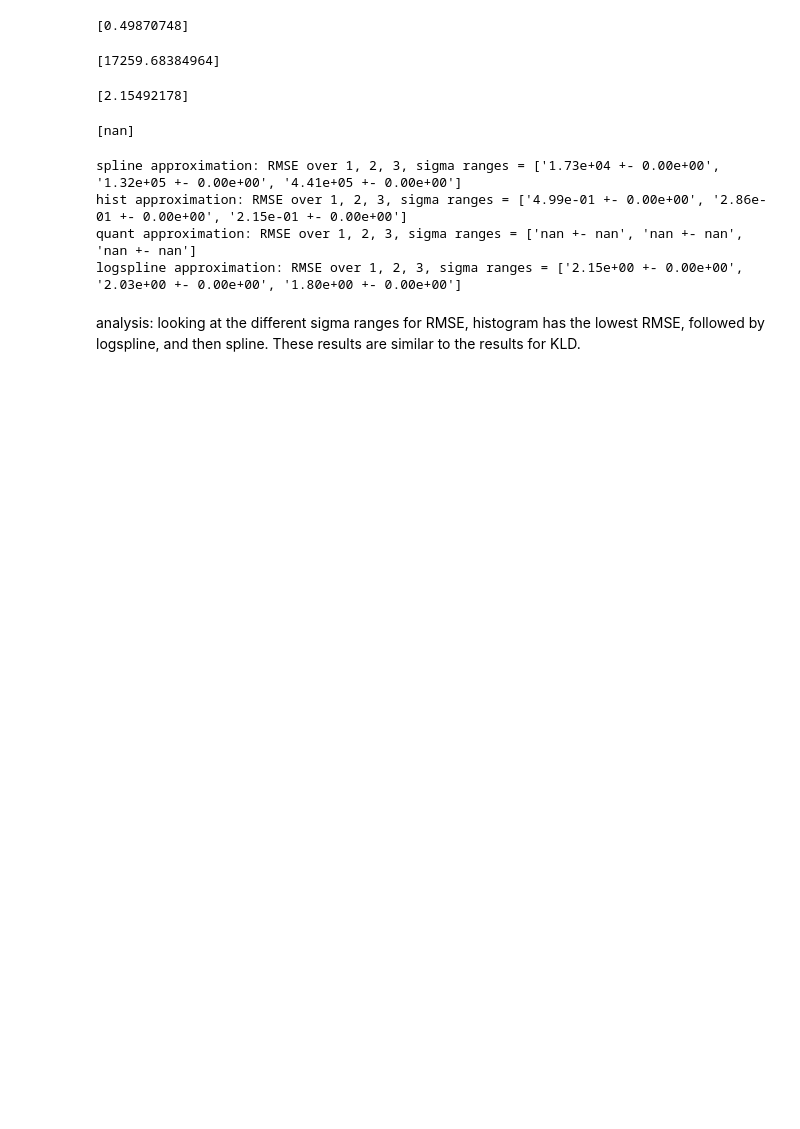
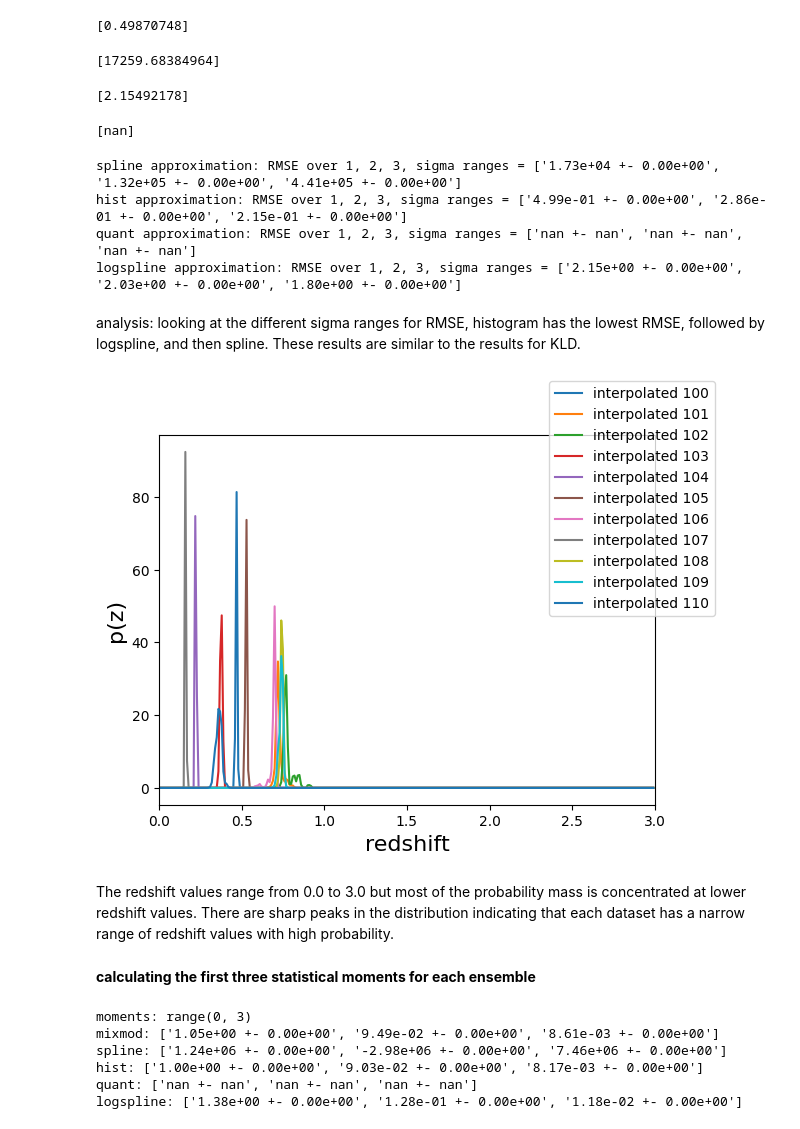
Before and after one commit to chadschafer/qp, a Jupyter notebook: nb/spline_try_copy.ipynb, the cells around one changed output. Cells and saved outputs as stored; diff of their text form; code cells hidden in the pictures; blank space fills up the shorter version.

```diff
--- a/nb/spline_try_copy.ipynb
+++ b/nb/spline_try_copy.ipynb
@@ -2493,3 +2466,68 @@ quant approximation: RMSE over 1, 2, 3, sigma ranges = ['nan +- nan', 'nan +- na
 logspline approximation: RMSE over 1, 2, 3, sigma ranges = ['2.15e+00 +- 0.00e+00', '2.03e+00 +- 0.00e+00', '1.80e+00 +- 0.00e+00']
 # %% [markdown]
 analysis: looking at the different sigma ranges for RMSE, histogram has the lowest RMSE, followed by logspline, and then spline. These results are similar to the results for KLD.
+# %%
+interp_dist100 = qp.interp(xvals=zgrid, yvals=np.atleast_2d(data[100]))
+interp_dist101 = qp.interp(xvals=zgrid, yvals=np.atleast_2d(data[101]))
+interp_dist102 = qp.interp(xvals=zgrid, yvals=np.atleast_2d(data[102]))
+interp_dist103 = qp.interp(xvals=zgrid, yvals=np.atleast_2d(data[103]))
+interp_dist104 = qp.interp(xvals=zgrid, yvals=np.atleast_2d(data[104]))
+interp_dist105 = qp.interp(xvals=zgrid, yvals=np.atleast_2d(data[105]))
+interp_dist106 = qp.interp(xvals=zgrid, yvals=np.atleast_2d(data[106]))
+interp_dist107 = qp.interp(xvals=zgrid, yvals=np.atleast_2d(data[107]))
+interp_dist108 = qp.interp(xvals=zgrid, yvals=np.atleast_2d(data[108]))
+interp_dist109 = qp.interp(xvals=zgrid, yvals=np.atleast_2d(data[109]))
+interp_dist110 = qp.interp(xvals=zgrid, yvals=np.atleast_2d(data[110]))
+
+# # Evaluate the PDF on the grid for both distributions
+# interp_vals100 = interp_dist100.pdf(zgrid)
+# interp_vals101 = interp_dist101.pdf(zgrid)
+
+# print("The input and output shapes for interp_dist100 are:", zgrid.shape, interp_vals100.shape)
+# print("The input and output shapes for interp_dist101 are:", zgrid.shape, interp_vals101.shape)
+
+# Plot both interpolated distributions on the same graph
+fig, axes = qp.plotting.plot_native(interp_dist100, xlim=(0, 3.0), label="interpolated 100")
+qp.plotting.plot_native(interp_dist101, axes=axes, label="interpolated 101")
+qp.plotting.plot_native(interp_dist102, axes=axes, label="interpolated 102")
+qp.plotting.plot_native(interp_dist103, axes=axes, label="interpolated 103")
+qp.plotting.plot_native(interp_dist104, axes=axes, label="interpolated 104")
+qp.plotting.plot_native(interp_dist105, axes=axes, label="interpolated 105")
+qp.plotting.plot_native(interp_dist106, axes=axes, label="interpolated 106")
+qp.plotting.plot_native(interp_dist107, axes=axes, label="interpolated 107")
+qp.plotting.plot_native(interp_dist108, axes=axes, label="interpolated 108")
+qp.plotting.plot_native(interp_dist109, axes=axes, label="interpolated 109")
+qp.plotting.plot_native(interp_dist110, axes=axes, label="interpolated 110")
+
+# Add a legend
+leg = fig.legend()
+
+# Show the plot
+plt.show()
+# %% [output]
+[figure, added]
+# %% [markdown]
+The redshift values range from 0.0 to 3.0 but most of the probability mass is concentrated at lower redshift values. There are sharp peaks in the distribution indicating that each dataset has a narrow range of redshift values with high probability.
+# %% [markdown]
+**calculating the first three statistical moments for each ensemble**
+# %%
+ensembles = [newdata_mixmod, newdata_spline, newdata_hist, newdata_quantile, newdata_logspline]
+which_moments = range(3)
+all_moments = []
+for ens in ensembles:
+    moments = []
+    for n in which_moments:
+        moms = qp.metrics.calculate_moment(ens[0], n, limits=(-3, 3))
+        moments.append("%.2e +- %.2e" % (moms.mean(), moms.std()))
+    all_moments.append(moments)
+
+print('moments: '+str(which_moments))
+for ens, mom in zip(ensembles, all_moments):
+    print(ens.gen_class.name+': '+str(mom))
+# %% [output]
+moments: range(0, 3)
+mixmod: ['1.05e+00 +- 0.00e+00', '9.49e-02 +- 0.00e+00', '8.61e-03 +- 0.00e+00']
+spline: ['1.24e+06 +- 0.00e+00', '-2.98e+06 +- 0.00e+00', '7.46e+06 +- 0.00e+00']
+hist: ['1.00e+00 +- 0.00e+00', '9.03e-02 +- 0.00e+00', '8.17e-03 +- 0.00e+00']
+quant: ['nan +- nan', 'nan +- nan', 'nan +- nan']
+logspline: ['1.38e+00 +- 0.00e+00', '1.28e-01 +- 0.00e+00', '1.18e-02 +- 0.00e+00']
```
Also changed, not shown: parts of 13 cells of this notebook.
